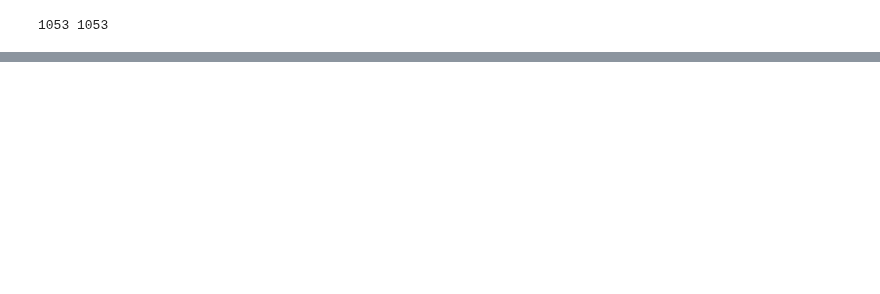
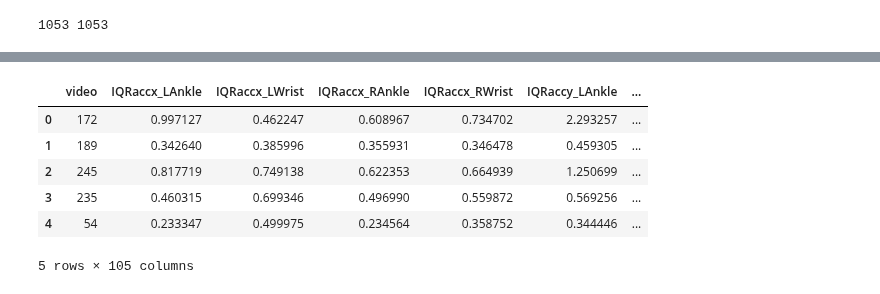
Before and after one commit to quietscientist/gma_score_prediction_from_video, a Jupyter notebook: 1_ProcessDetections.ipynb, the cells around one changed output, grey strips where cells are left out. Cells and saved outputs as stored; diff of their text form; code cells hidden in the pictures; blank space fills up the shorter version.

```diff
--- a/1_ProcessDetections.ipynb
+++ b/1_ProcessDetections.ipynb
@@ -747,0 +721,11 @@ features = pd.merge(features_xy, features_angle, on='video', how='inner')
+# %%
+features = pd.merge(features_xy, features_angle, on='video', how='inner')
+features.head()
+# %% [output]
+|  | video | IQRaccx_LAnkle | IQRaccx_LWrist | IQRaccx_RAnkle | IQRaccx_RWrist | IQRaccy_LAnkle | ... |
+| 0 | 172 | 0.997127 | 0.462247 | 0.608967 | 0.734702 | 2.293257 | ... |
+| 1 | 189 | 0.342640 | 0.385996 | 0.355931 | 0.346478 | 0.459305 | ... |
+| 2 | 245 | 0.817719 | 0.749138 | 0.622353 | 0.664939 | 1.250699 | ... |
+| 3 | 235 | 0.460315 | 0.699346 | 0.496990 | 0.559872 | 0.569256 | ... |
+| 4 | 54 | 0.233347 | 0.499975 | 0.234564 | 0.358752 | 0.344446 | ... |
+5 rows × 105 columns
```
Also changed, not shown: parts of 12 cells of this notebook.
